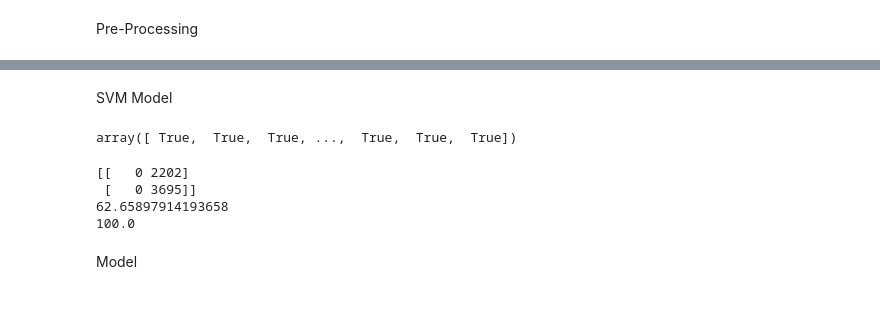
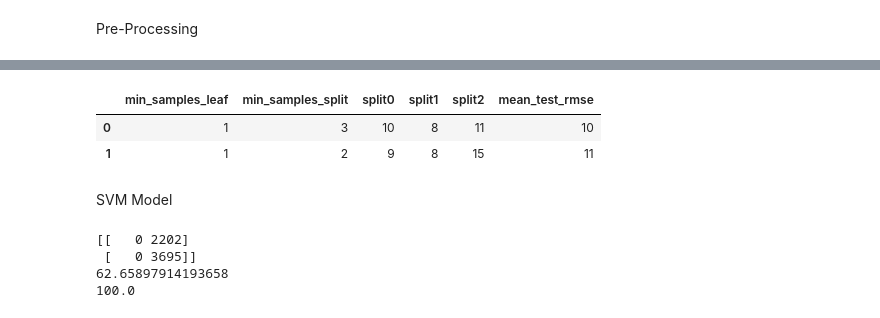
Before and after one commit to Gonzushi/Machine-Learning, a Jupyter notebook: trial.ipynb, the cells around one changed output, grey strips where cells are left out. Saved outputs shown, nothing was run; the diff lists cells and outputs as text; code cells hidden in the pictures.

```diff
--- a/trial.ipynb
+++ b/trial.ipynb
@@ -116,13 +107,13 @@ Split The Data
 # %%
 split_loc = ceil(len(datesets_mod) * 0.8)
 X_train, X_test = datesets_mod[:split_loc], datesets_mod[split_loc:]
-X_train, y_train = X_train[:, :-1] , X_train[:, -1] > 0
-X_test, y_test = X_test[:, :-1] , X_test[:, -1] > 0
+X_train, y_train = X_train[:, :-1] , X_train[:, -1]
+X_test, y_test = X_test[:, :-1] , X_test[:, -1]
 # %% [markdown]
 Pre-Processing
 # %%
-MinMaxAttribute = [1, 2, 3, 5, 6, 8, 9, 11, 12]
-StandardAttribute = [5, 8, 11]
+MinMaxAttribute = [1, 3, 4, 6, 7, 9, 10, 12]
+StandardAttribute = [2, 5, 8, 11]
 MinMaxAttribute = [(attr-1)*21 + i - 1 for attr in MinMaxAttribute for i in range (1,22)]
 StandardAttribute = [(attr-1)*21 + i - 1 for attr in StandardAttribute for i in range (1,22)]
 
@@ -138,0 +128,5 @@ len(X_train_prepared[0])
+# %%
+from sklearn.ensemble import RandomForestRegressor
+
+rnd_rgs = RandomForestRegressor(n_estimators=500, max_depth=None, min_samples_split=10, n_jobs=-1, random_state=42, bootstrap=True)
+rnd_rgs.fit(X_train_prepared, y_train)
@@ -138,0 +174,19 @@ len(X_train_prepared[0])
+# %%
+from sklearn.model_selection import RandomizedSearchCV
+from sklearn.pipeline import Pipeline
+from scipy.stats import randint
+from sklearn.tree import DecisionTreeRegressor
+
+param_distribs = {'dec_tree__min_samples_split': randint(low=2, high=4),
+                  'dec_tree__min_samples_leaf': randint(low=1, high=3)}
+
+full_pipeline = Pipeline([
+    ("preprocessing", preprocessing),
+    ("dec_tree", DecisionTreeRegressor(criterion='squared_error', max_depth=None, min_samples_split=2, min_samples_leaf=1, random_state=42)),
+])
+
+rnd_search = RandomizedSearchCV(
+    full_pipeline, param_distributions=param_distribs, n_iter=2, cv=3,
+    scoring='neg_root_mean_squared_error', random_state=42)
+
+rnd_search.fit(X_train_prepared, y_train)
@@ -139,3 +211,17 @@ len(X_train_prepared[0])
+# %%
+cv_res = pd.DataFrame(rnd_search.cv_results_)
+cv_res.sort_values(by="mean_test_score", ascending=False, inplace=True)
+cv_res = cv_res[["param_dec_tree__min_samples_leaf",
+                 "param_dec_tree__min_samples_split", "split0_test_score",
+                 "split1_test_score", "split2_test_score", "mean_test_score"]]
+score_cols = ["split0", "split1", "split2", "mean_test_rmse"]
+cv_res.columns = ["min_samples_leaf", "min_samples_split"] + score_cols
+cv_res[score_cols] = -cv_res[score_cols].round().astype(np.int64)
+cv_res.head()
+# %% [output]
+|  | min_samples_leaf | min_samples_split | split0 | split1 | split2 | mean_test_rmse |
+| 0 | 1 | 3 | 10 | 8 | 11 | 10 |
+| 1 | 1 | 2 | 9 | 8 | 15 | 11 |
 # %% [markdown]
 SVM Model
 # %%
@@ -144,10 +230,6 @@ from sklearn.model_selection import cross_val_predict
 
 rbf_svc = SVC(kernel="rbf", gamma=5, C=100)
 y_predict = cross_val_predict(rbf_svc, X_train_prepared, y_train, cv=2)
-# %%
-y_predict
-# %% [output]
-array([ True,  True,  True, ...,  True,  True,  True])
 # %%
 from sklearn.metrics import mean_squared_error
 from sklearn.metrics import confusion_matrix
@@ -161,5 +243,3 @@ print(cm[1,1]/(cm[1,1]+cm[1,0])*100)
  [   0 3695]]
 62.65897914193658
 100.0
-# %% [markdown]
-Model
```
Also changed, not shown: parts of 22 cells of this notebook.
